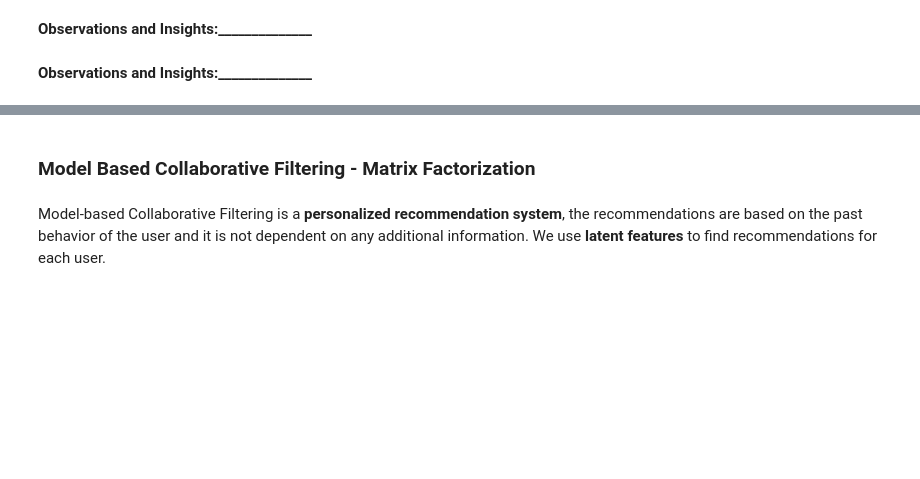
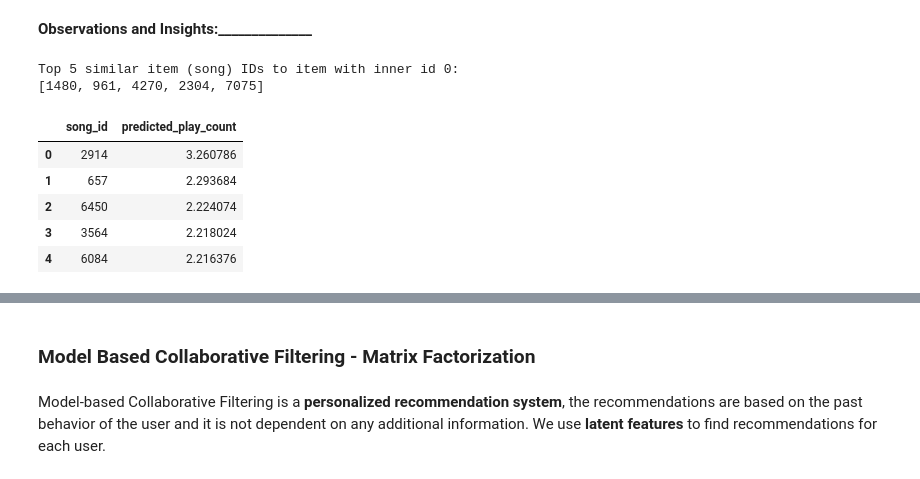
Before and after one commit to AMassani/Angular.Project1, a Jupyter notebook: Milestone_Music_Recommendation_System_Full_Code.ipynb, the cells around one changed output, grey strips where cells are left out. Saved outputs shown, nothing was run; the diff lists cells and outputs as text; code cells hidden in the pictures; blank space fills up the shorter version.

```diff
--- a/Milestone_Music_Recommendation_System_Full_Code.ipynb
+++ b/Milestone_Music_Recommendation_System_Full_Code.ipynb
@@ -1149,2 +1237,0 @@ This suggests that the user is unlikely to be highly interested in song 1671.
-# %% [markdown]
-**Observations and Insights:______________**
@@ -1153 +1238,15 @@ This suggests that the user is unlikely to be highly interested in song 1671.
+# %%
+# Find five most similar items to the item with inner id 0
+
+# Step 1: Get 5 most similar items to item with inner id 0
+similar_item_inner_ids = sim_item_item.get_neighbors(0, k=5)
+
+# Step 2: Convert inner IDs back to raw song IDs (if needed)
+similar_item_raw_ids = [sim_item_item.trainset.to_raw_iid(inner_id) for inner_id in similar_item_inner_ids]
+
+print("Top 5 similar item (song) IDs to item with inner id 0:")
+print(similar_item_raw_ids)
+# %% [output]
+Top 5 similar item (song) IDs to item with inner id 0:
+[1480, 961, 4270, 2304, 7075]
 # %%
@@ -1155,4 +1255,12 @@ This suggests that the user is unlikely to be highly interested in song 1671.
 # %%
 # Building the dataframe for above recommendations with columns "song_id" and "predicted_play_count"
+pd.DataFrame(recommendations, columns=['song_id', 'predicted_play_count'])
+# %% [output]
+|  | song_id | predicted_play_count |
+| 0 | 2914 | 3.260786 |
+| 1 | 657 | 2.293684 |
+| 2 | 6450 | 2.224074 |
+| 3 | 3564 | 2.218024 |
+| 4 | 6084 | 2.216376 |
 # %%
 # Applying the ranking_songs function
```
Also changed, not shown: parts of 13 cells of this notebook.
